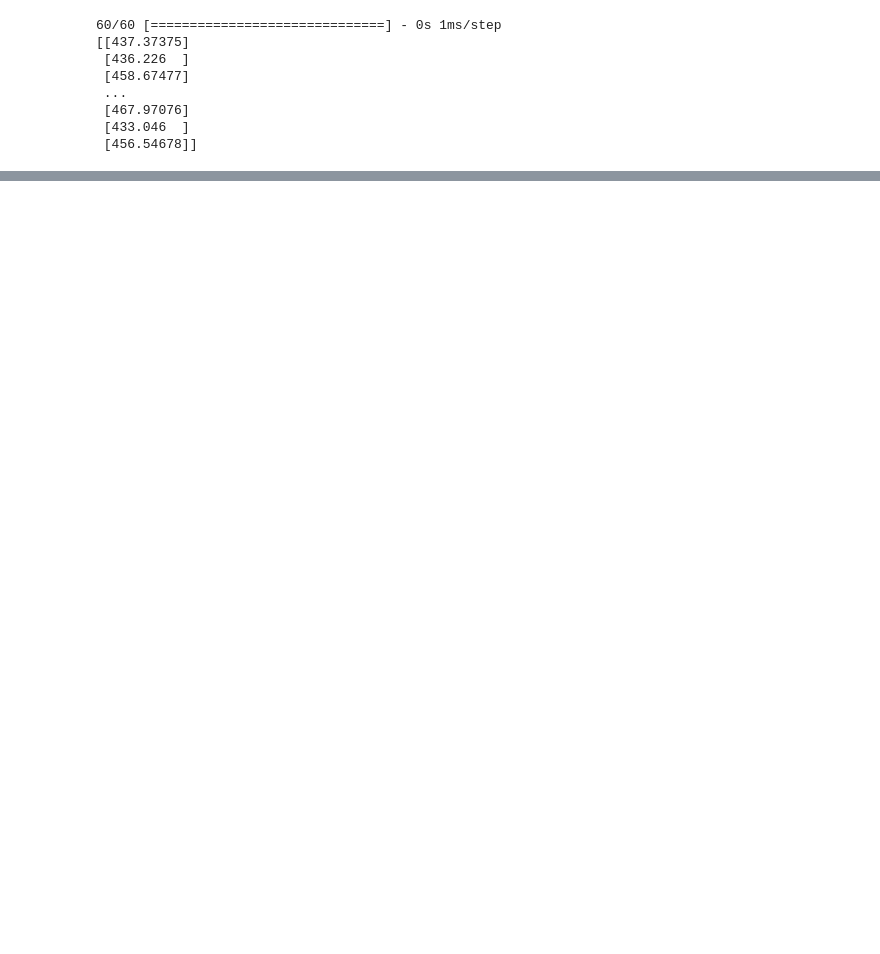
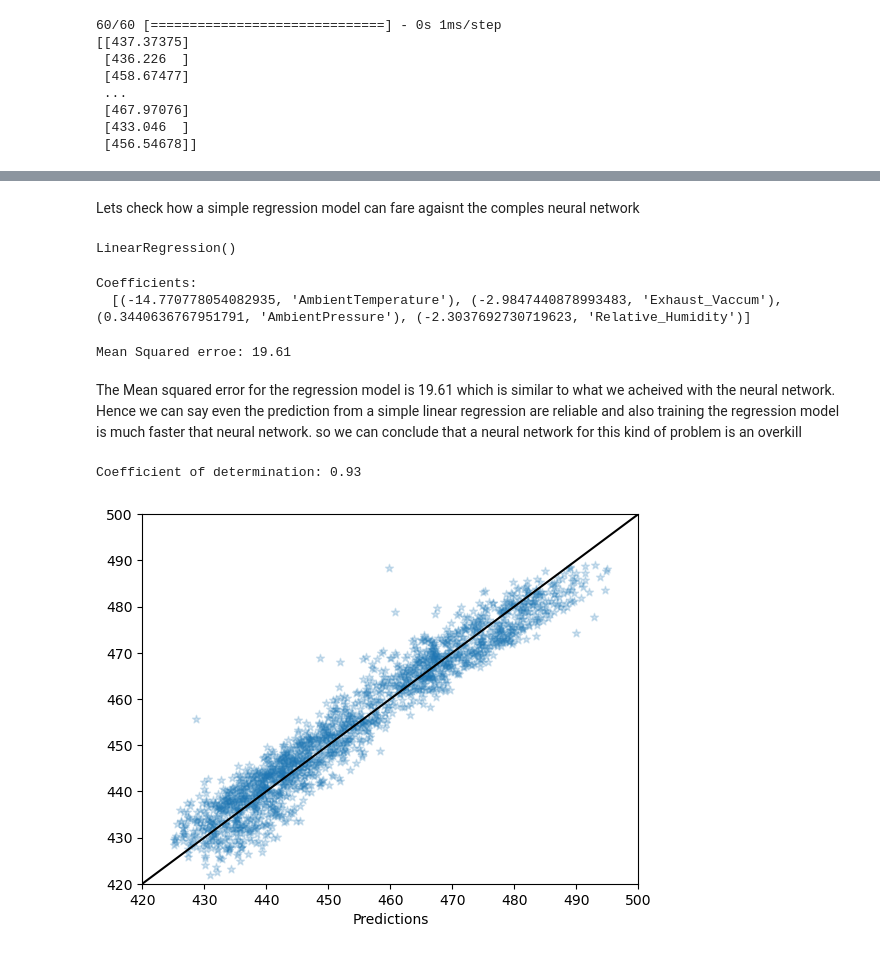
Before and after one commit to Pavan-628/Power_Plant_Energy_Prediction, a Jupyter notebook: Plant_Energy_Prediction.ipynb, the cells around one changed output, grey strips where cells are left out. Drawn from its saved outputs; the diff is of its cells as text; code cells hidden in the pictures; blank space fills up the shorter version.

```diff
--- a/Plant_Energy_Prediction.ipynb
+++ b/Plant_Energy_Prediction.ipynb
@@ -259,0 +306,2 @@ print(predictions)
+# %% [markdown]
+Lets check how a simple regression model can fare agaisnt the comples neural network
@@ -259,0 +312,38 @@ print(predictions)
+# %%
+#Use a multiple linear regression model
+regr=linear_model.LinearRegression()
+# %%
+#Train the model with the same training set used for the neural network
+regr.fit(X_train,y_train)
+# %% [output]
+LinearRegression()
+# %%
+#Carry out prediction
+Energy_pred=regr.predict(X_test)
+# %%
+#Check the coefficients for the feature variables used. These are like the weights for each of the feature variables
+print ("Coefficients: \n ",list(zip(regr.coef_, Plant_Data.columns)))
+# %% [output]
+Coefficients:
+  [(-14.770778054082935, 'AmbientTemperature'), (-2.9847440878993483, 'Exhaust_Vaccum'), (0.3440636767951791, 'AmbientPressure'), (-2.3037692730719623, 'Relative_Humidity')]
+# %%
+print("Mean Squared erroe: %.2f" % mean_squared_error(y_test,Energy_pred))
+# %% [output]
+Mean Squared erroe: 19.61
+# %% [markdown]
+The Mean squared error for the regression model is 19.61 which is similar to what we acheived with the neural network. Hence we can say even the prediction from a simple linear regression are reliable and also training the regression model is much faster that neural network. so we can conclude that a neural network for this kind of problem is an overkill
+# %%
+print("Coefficient of determination: %.2f" % r2_score(y_test,Energy_pred))
+# %% [output]
+Coefficient of determination: 0.93
+# %%
+plt.scatter(y_test,Energy_pred,marker="*",alpha=0.2)
+plt.xlabel("True Values")
+plt.xlabel("Predictions")
+lims=[420,500]
+plt.xlim(lims)
+plt.ylim(lims)
+plt.plot(lims,lims,color='black')
+plt.show()
+# %% [output]
+[figure, added]
```
Also changed, not shown: parts of 22 cells of this notebook.
